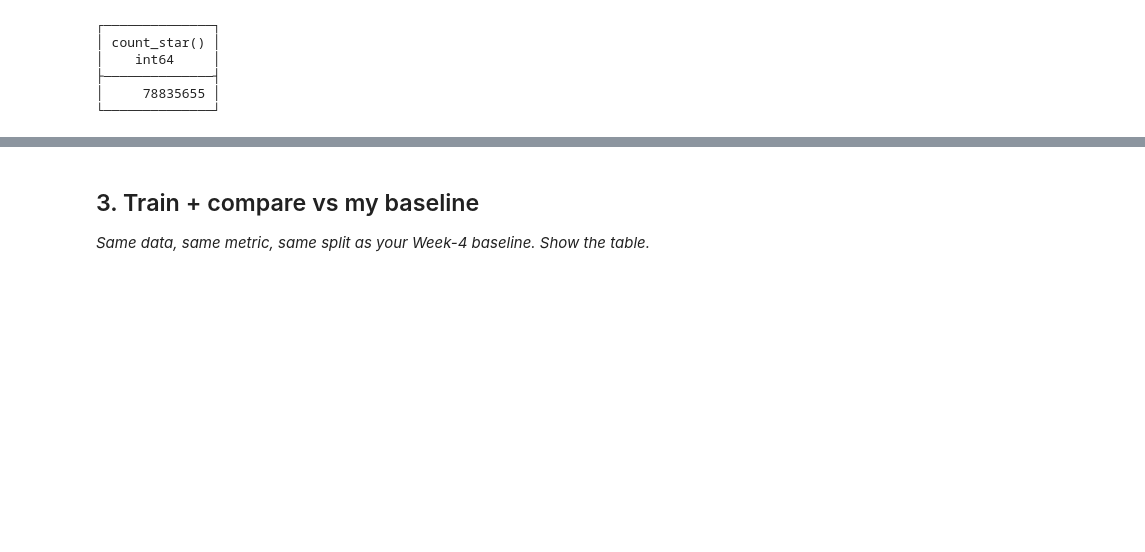
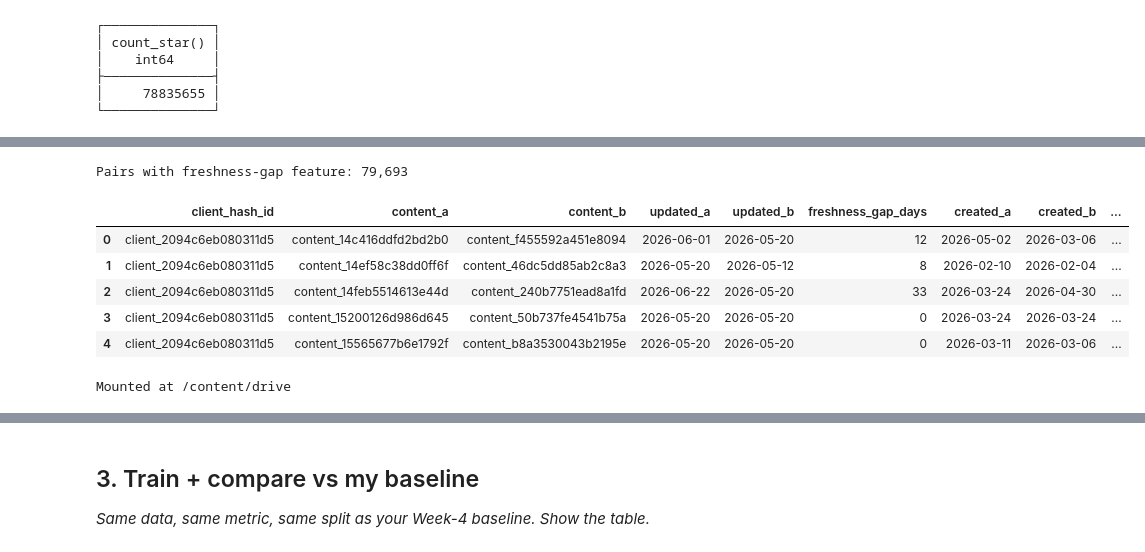
Before and after one commit to AdityaAAND/flyrank-ml-internship-starter, a Jupyter notebook: work/notebooks/w05_model.ipynb, the cells around one changed output, grey strips where cells are left out. Drawn from its saved outputs; the diff is of its cells as text; code cells hidden in the pictures; blank space fills up the shorter version.

```diff
--- a/work/notebooks/w05_model.ipynb
+++ b/work/notebooks/w05_model.ipynb
@@ -129,0 +211,22 @@ Snapshot end date: 2026-06-30 00:00:00
+# %%
+# Stage 5: now the self-join reads from real tables, not recomputed CTEs
+pairs = con.sql("""
+    SELECT s.client_hash_id, s.content_a, s.content_b, s.shared_queries,
+           sa.n_queries AS n_queries_a, sb.n_queries AS n_queries_b,
+           s.shared_queries * 1.0 / (sa.n_queries + sb.n_queries - s.shared_queries) AS jaccard
+    FROM (
+        SELECT a.client_hash_id, a.content_hash_id AS content_a, b.content_hash_id AS content_b,
+               COUNT(*) AS shared_queries
+        FROM filtered_cq a
+        JOIN filtered_cq b
+            ON a.client_hash_id = b.client_hash_id AND a.query_hash_id = b.query_hash_id
+            AND a.content_hash_id < b.content_hash_id
+        GROUP BY a.client_hash_id, a.content_hash_id, b.content_hash_id
+    ) s
+    JOIN query_set_sizes sa ON s.client_hash_id = sa.client_hash_id AND s.content_a = sa.content_hash_id
+    JOIN query_set_sizes sb ON s.client_hash_id = sb.client_hash_id AND s.content_b = sb.content_hash_id
+    WHERE s.shared_queries * 1.0 / (sa.n_queries + sb.n_queries - s.shared_queries) >= 0.2
+    ORDER BY jaccard DESC
+""").df()
+
+print(f"Candidate pairs found: {len(pairs):,}")
@@ -129,0 +375,39 @@ Snapshot end date: 2026-06-30 00:00:00
+# %%
+content_rel = "hf://datasets/FlyRank/internship-warehouse/dim_content.parquet"
+
+freshness_gap = con.sql(f"""
+WITH content_meta AS (
+    SELECT client_hash_id, content_hash_id, content_updated_date, content_created_date
+    FROM read_parquet('{content_rel}')
+    WHERE is_deleted IS NOT TRUE
+)
+SELECT
+    p.client_hash_id, p.content_a, p.content_b,
+    ma.content_updated_date AS updated_a, mb.content_updated_date AS updated_b,
+    ABS(DATE_DIFF('day', ma.content_updated_date, mb.content_updated_date)) AS freshness_gap_days,
+    ma.content_created_date AS created_a, mb.content_created_date AS created_b,
+    ABS(DATE_DIFF('day', ma.content_created_date, mb.content_created_date)) AS age_gap_days
+FROM pairs p
+JOIN content_meta ma ON p.client_hash_id = ma.client_hash_id AND p.content_a = ma.content_hash_id
+JOIN content_meta mb ON p.client_hash_id = mb.client_hash_id AND p.content_b = mb.content_hash_id
+""").df()
+
+print(f"Pairs with freshness-gap feature: {len(freshness_gap):,}")
+freshness_gap.head()
+# %% [output]
+Pairs with freshness-gap feature: 79,693
+|  | client_hash_id | content_a | content_b | updated_a | updated_b | freshness_gap_days | created_a | created_b | ... |
+| 0 | client_2094c6eb080311d5 | content_14c416ddfd2bd2b0 | content_f455592a451e8094 | 2026-06-01 | 2026-05-20 | 12 | 2026-05-02 | 2026-03-06 | ... |
+| 1 | client_2094c6eb080311d5 | content_14ef58c38dd0ff6f | content_46dc5dd85ab2c8a3 | 2026-05-20 | 2026-05-12 | 8 | 2026-02-10 | 2026-02-04 | ... |
+| 2 | client_2094c6eb080311d5 | content_14feb5514613e44d | content_240b7751ead8a1fd | 2026-06-22 | 2026-05-20 | 33 | 2026-03-24 | 2026-04-30 | ... |
+| 3 | client_2094c6eb080311d5 | content_15200126d986d645 | content_50b737fe4541b75a | 2026-05-20 | 2026-05-20 | 0 | 2026-03-24 | 2026-03-24 | ... |
+| 4 | client_2094c6eb080311d5 | content_15565677b6e1792f | content_b8a3530043b2195e | 2026-05-20 | 2026-05-20 | 0 | 2026-03-11 | 2026-03-06 | ... |
+# %%
+from google.colab import drive
+drive.mount('/content/drive')
+
+import os
+save_dir = '/content/drive/MyDrive/flyrank_capstone'
+os.makedirs(save_dir, exist_ok=True)
+# %% [output]
+Mounted at /content/drive
```
Also changed, not shown: parts of 21 cells of this notebook.
